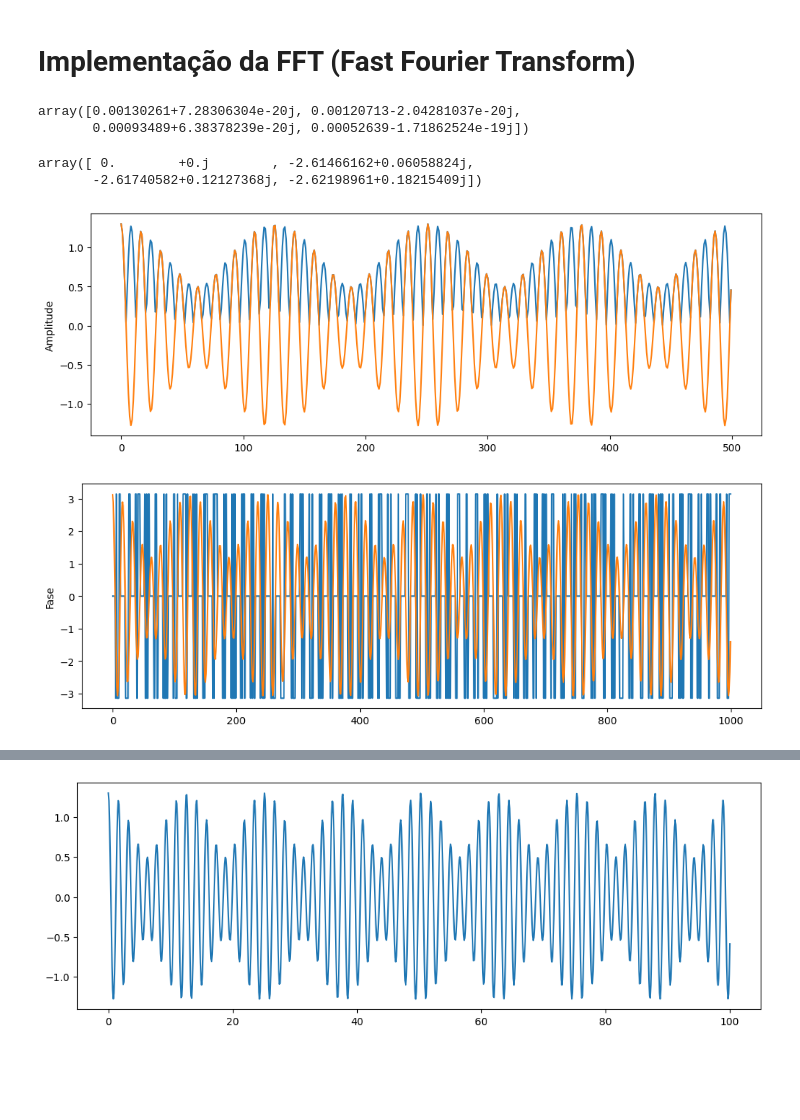
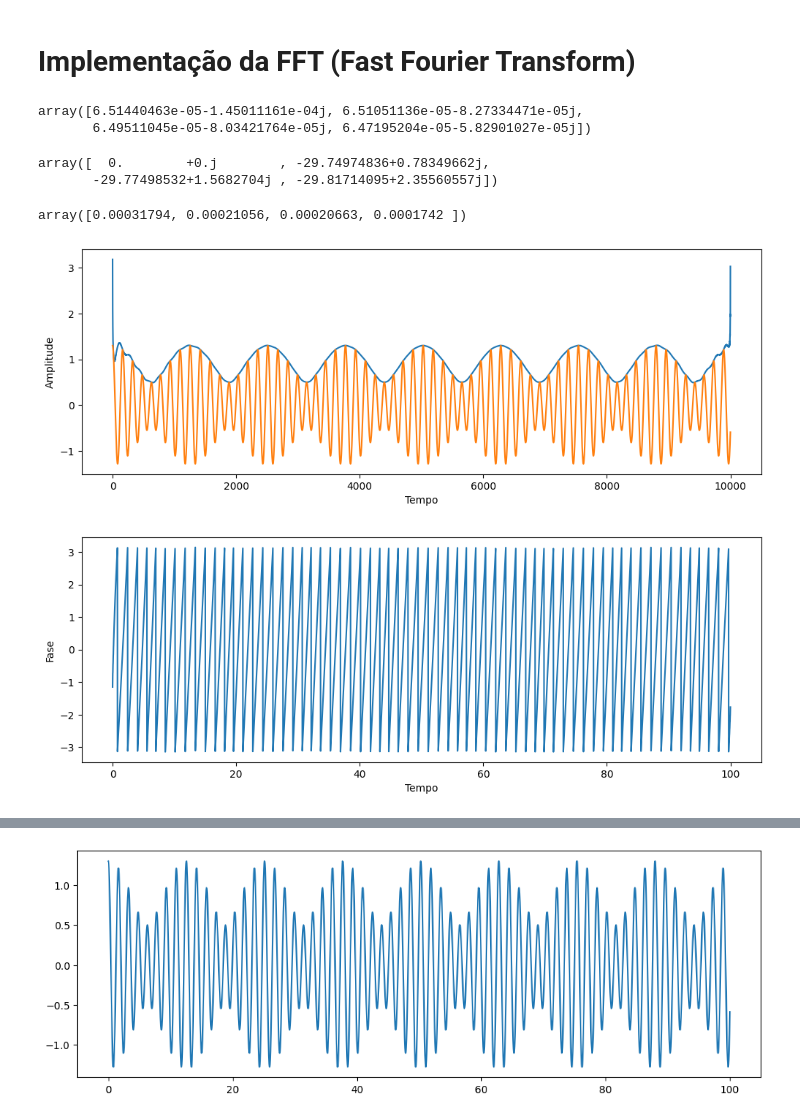
Before and after one commit to vidomirana/Analise-Sincronia-SeriesTemporais-Soja, a Jupyter notebook: Processamento_Sinais.ipynb, the cells around one changed output, grey strips where cells are left out. Drawn from its saved outputs; the diff is of its cells as text; code cells hidden in the pictures; blank space fills up the shorter version.

Commit message:
Adicionado zeros ao array z
z[5000:10000] = np.zeros(5000)

```diff
--- a/Processamento_Sinais.ipynb
+++ b/Processamento_Sinais.ipynb
@@ -8,7 +8,7 @@ import numpy as np
 import matplotlib.pyplot as plt
 import scipy as sp
 # %%
-t = np.linspace(0,100,1000)
+t = np.linspace(0,100,10000)
 s = 0.4*np.cos(3.5*t) + 0.9*np.cos(4*t)
 
 plt.figure(figsize=(12, 4))
@@ -23,7 +23,7 @@ plt.show()
 # %%
 z = np.fft.fft(s)
 z[0] = 0
-#z[5000:10000] = np.zeros(5000)
+z[5000:10000] = np.zeros(5000)
 w = np.fft.ifft(z) / np.size(t)     #transformada inversa
 
 amp = 2*np.abs(w)    #amp = np.sqrt((np.real(w)**2) + (np.imag(w)**2))
@@ -32,24 +32,31 @@ fase = np.arctan2(np.imag(w),np.real(w))
 # %%
 w[0:4]
 # %% [output]
-array([0.00130261+7.28306304e-20j, 0.00120713-2.04281037e-20j,
-       0.00093489+6.38378239e-20j, 0.00052639-1.71862524e-19j])
+array([6.51440463e-05-1.45011161e-04j, 6.51051136e-05-8.27334471e-05j,
+       6.49511045e-05-8.03421764e-05j, 6.47195204e-05-5.82901027e-05j])
 # %%
 z[0:4]
 # %% [output]
-array([ 0.        +0.j        , -2.61466162+0.06058824j,
-       -2.61740582+0.12127368j, -2.62198961+0.18215409j])
+array([  0.        +0.j        , -29.74974836+0.78349662j,
+       -29.77498532+1.5682704j , -29.81714095+2.35560557j])
+# %%
+amp[0:4]
+# %% [output]
+array([0.00031794, 0.00021056, 0.00020663, 0.0001742 ])
 # %%
 plt.figure(figsize=(12,4))
 plt.ylabel('Amplitude')
-plt.plot(1000*amp[0:500])
-plt.plot(s[0:500])
+plt.xlabel('Tempo')
+plt.plot(10000*amp)
+plt.plot(s)
 plt.show()
 # %% [output]
-[figure, old version]
+[figure, new version]
 # %%
 plt.figure(figsize=(12,4))
 plt.ylabel('Fase')
-plt.plot(fase)
+plt.xlabel('Tempo')
+plt.plot(t, fase)
+plt.show()
 # %% [output]
-[figure, old version]
+[figure, new version]
```
Also changed, not shown: parts of 2 cells of this notebook.
